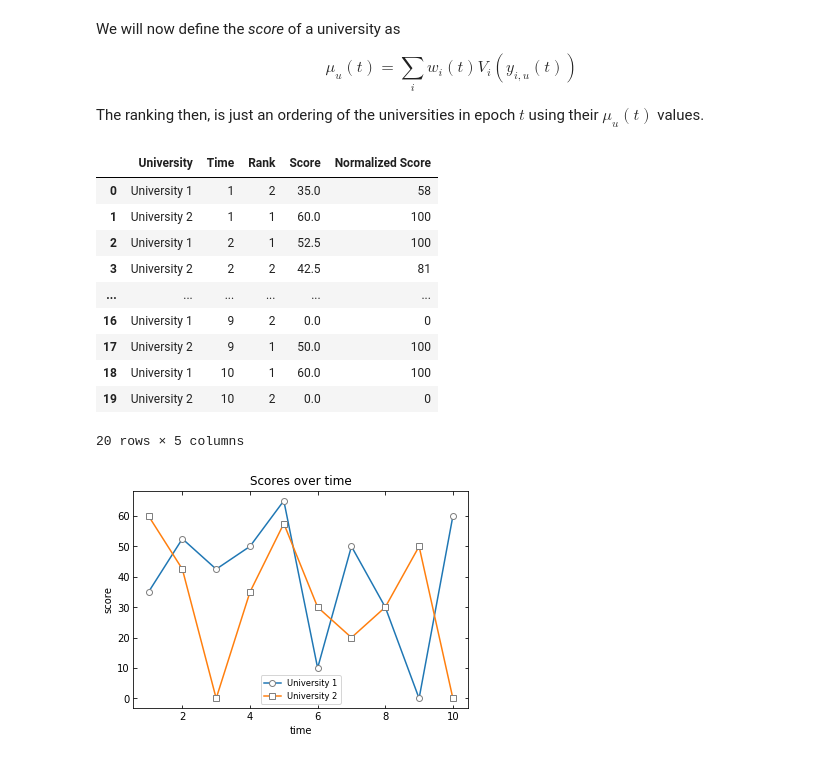
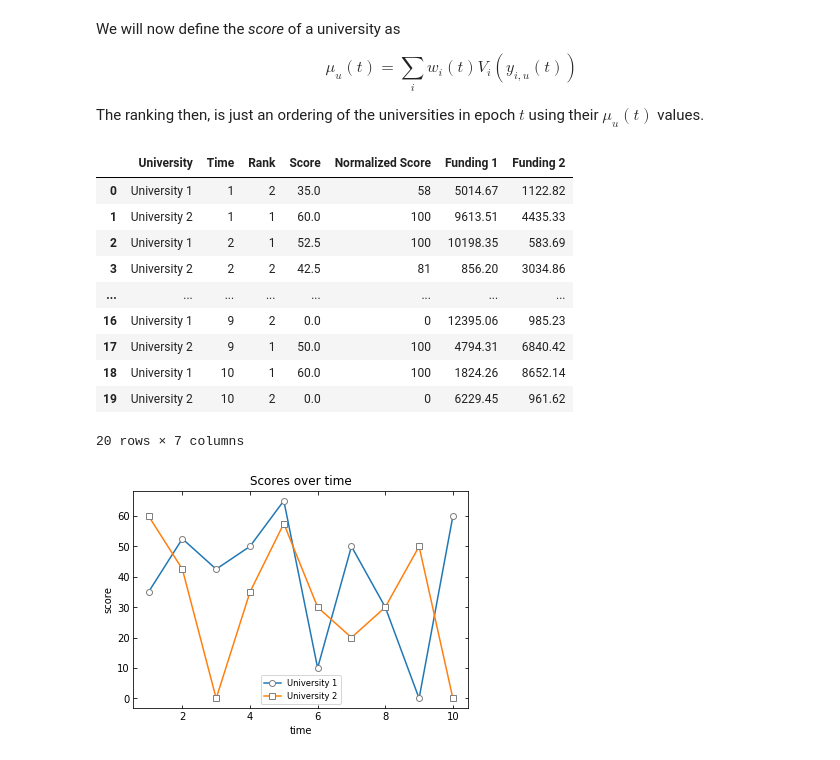
Before and after one commit to DavidBalash/agent_based_models, a Jupyter notebook: ranking_notebook.ipynb, the cells around one changed output. Cells and saved outputs as stored; diff of their text form; code cells hidden in the pictures.

```diff
--- a/ranking_notebook.ipynb
+++ b/ranking_notebook.ipynb
@@ -161,26 +158,26 @@ The ranking then, is just an ordering of the universities in epoch
 $t$ using their $\mu_u(t)$ values.
 # %%
 # Create a new model
-model = RankingModel(U, attributes, random_seed=RANDOM_SEED)
+model = RankingModel(U, attributes, random_seed=13579)
 
 # Run the model
 model.run(T)
 
 # Display the scores and ranking
 display_ranking(model, all_rows=False)
 
 # Plot the university score over time
-line_plot(get_score_by_agent(model), 'time', 'score', 'Scores over time')
+line_plot(find_values_by_agent(model, 'score'), 'time', 'score', 'Scores over time')
 # %% [output]
-|  | University | Time | Rank | Score | Normalized Score |
-| 0 | University 1 | 1 | 2 | 35.0 | 58 |
-| 1 | University 2 | 1 | 1 | 60.0 | 100 |
-| 2 | University 1 | 2 | 1 | 52.5 | 100 |
-| 3 | University 2 | 2 | 2 | 42.5 | 81 |
-| ... | ... | ... | ... | ... | ... |
-| 16 | University 1 | 9 | 2 | 0.0 | 0 |
-| 17 | University 2 | 9 | 1 | 50.0 | 100 |
-| 18 | University 1 | 10 | 1 | 60.0 | 100 |
-| 19 | University 2 | 10 | 2 | 0.0 | 0 |
+|  | University | Time | Rank | Score | Normalized Score | Funding 1 | Funding 2 |
+| 0 | University 1 | 1 | 2 | 35.0 | 58 | 5014.67 | 1122.82 |
+| 1 | University 2 | 1 | 1 | 60.0 | 100 | 9613.51 | 4435.33 |
+| 2 | University 1 | 2 | 1 | 52.5 | 100 | 10198.35 | 583.69 |
+| 3 | University 2 | 2 | 2 | 42.5 | 81 | 856.20 | 3034.86 |
+| ... | ... | ... | ... | ... | ... | ... | ... |
+| 16 | University 1 | 9 | 2 | 0.0 | 0 | 12395.06 | 985.23 |
+| 17 | University 2 | 9 | 1 | 50.0 | 100 | 4794.31 | 6840.42 |
+| 18 | University 1 | 10 | 1 | 60.0 | 100 | 1824.26 | 8652.14 |
+| 19 | University 2 | 10 | 2 | 0.0 | 0 | 6229.45 | 961.62 |
-20 rows × 5 columns
+20 rows × 7 columns
 [figure]
```
Also changed, not shown: parts of 1 cell of this notebook, 5 other files.
